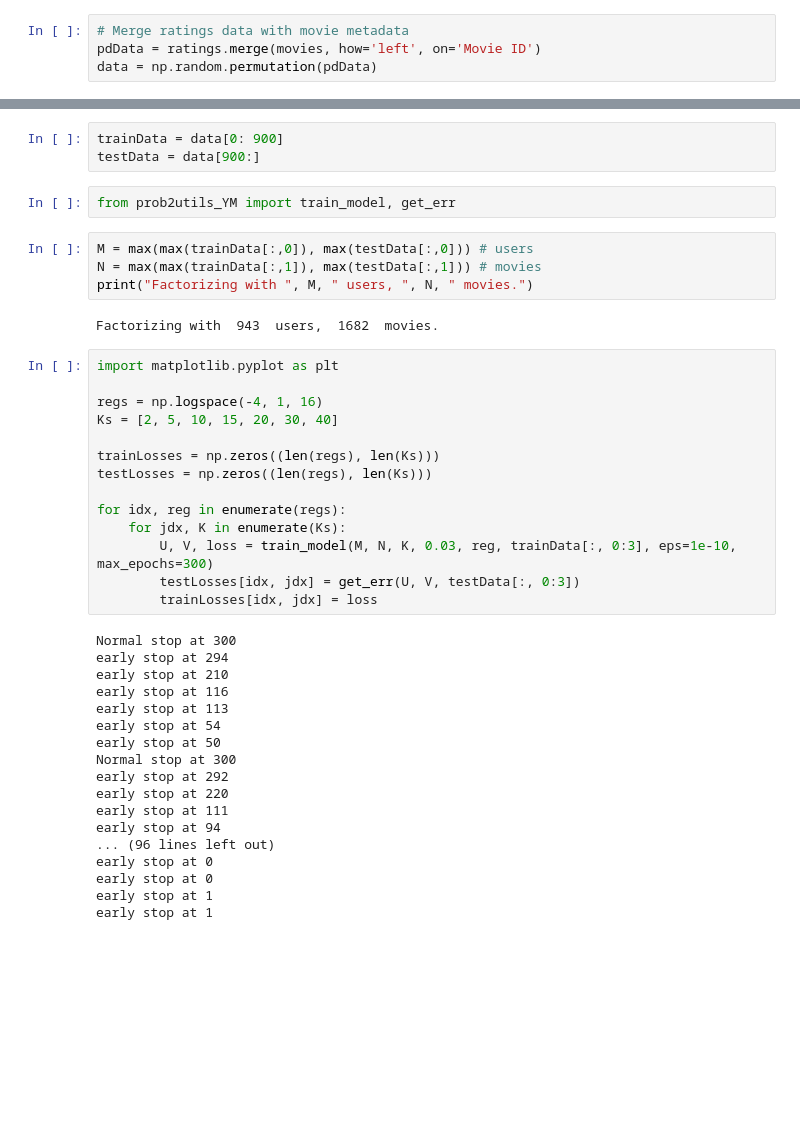
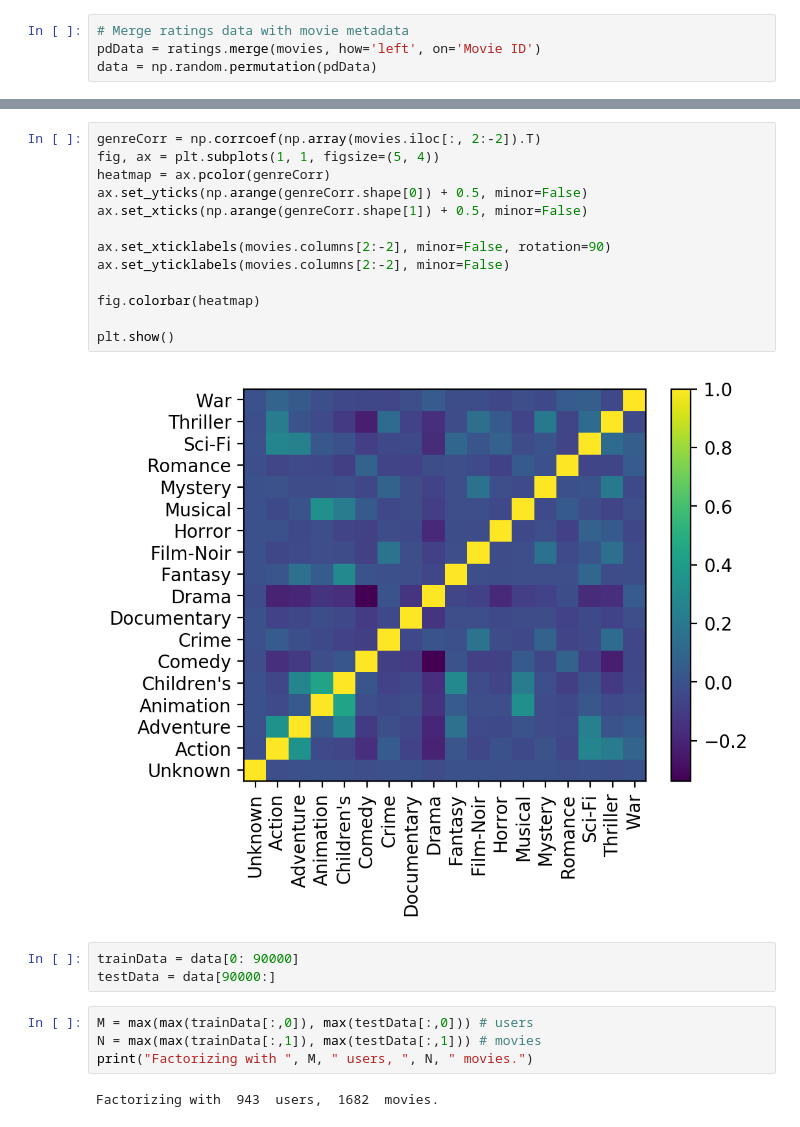
Before and after one commit to LiyinHe/CS155_project2, a Jupyter notebook: Basic_Learn_YM.ipynb, the cells around one changed output, grey strips where cells are left out. Cells and saved outputs as stored; diff of their text form; blank space fills up the shorter version.

```diff
--- a/Basic_Learn_YM.ipynb
+++ b/Basic_Learn_YM.ipynb
@@ -37,43 +52,24 @@ data = np.random.permutation(pdData)
+# %%
+genreCorr = np.corrcoef(np.array(movies.iloc[:, 2:-2]).T)
+fig, ax = plt.subplots(1, 1, figsize=(5, 4))
+heatmap = ax.pcolor(genreCorr)
+ax.set_yticks(np.arange(genreCorr.shape[0]) + 0.5, minor=False)
+ax.set_xticks(np.arange(genreCorr.shape[1]) + 0.5, minor=False)
+
+ax.set_xticklabels(movies.columns[2:-2], minor=False, rotation=90)
+ax.set_yticklabels(movies.columns[2:-2], minor=False)
+
+fig.colorbar(heatmap)
+
+plt.show()
+# %% [output]
+[figure, added]
 # %%
-trainData = data[0: 900]
-testData = data[900:]
+trainData = data[0: 90000]
+testData = data[90000:]
-# %%
-from prob2utils_YM import train_model, get_err
 # %%
 M = max(max(trainData[:,0]), max(testData[:,0])) # users
 N = max(max(trainData[:,1]), max(testData[:,1])) # movies
 print("Factorizing with ", M, " users, ", N, " movies.")
 # %% [output]
 Factorizing with  943  users,  1682  movies.
-# %%
-import matplotlib.pyplot as plt
-
-regs = np.logspace(-4, 1, 16)
-Ks = [2, 5, 10, 15, 20, 30, 40]
-
-trainLosses = np.zeros((len(regs), len(Ks)))
-testLosses = np.zeros((len(regs), len(Ks)))
-
-for idx, reg in enumerate(regs):
-    for jdx, K in enumerate(Ks):
-        U, V, loss = train_model(M, N, K, 0.03, reg, trainData[:, 0:3], eps=1e-10, max_epochs=300)
-        testLosses[idx, jdx] = get_err(U, V, testData[:, 0:3])
-        trainLosses[idx, jdx] = loss
-# %% [output]
-Normal stop at 300
-early stop at 294
-early stop at 210
-early stop at 116
-early stop at 113
-early stop at 54
-early stop at 50
-Normal stop at 300
-early stop at 292
-early stop at 220
-early stop at 111
-early stop at 94
-... (96 lines left out)
-early stop at 0
-early stop at 0
-early stop at 1
-early stop at 1
```
Also changed, not shown: parts of 17 cells of this notebook, 3 other files.
